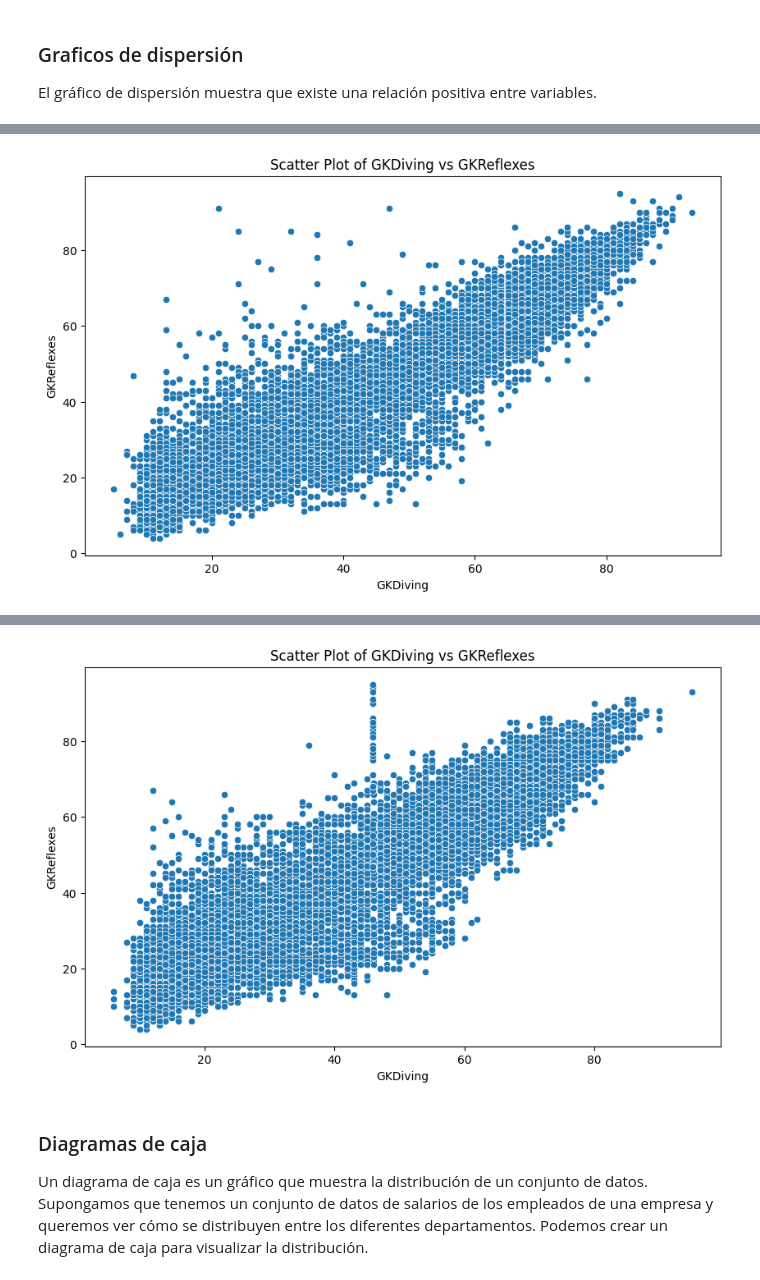
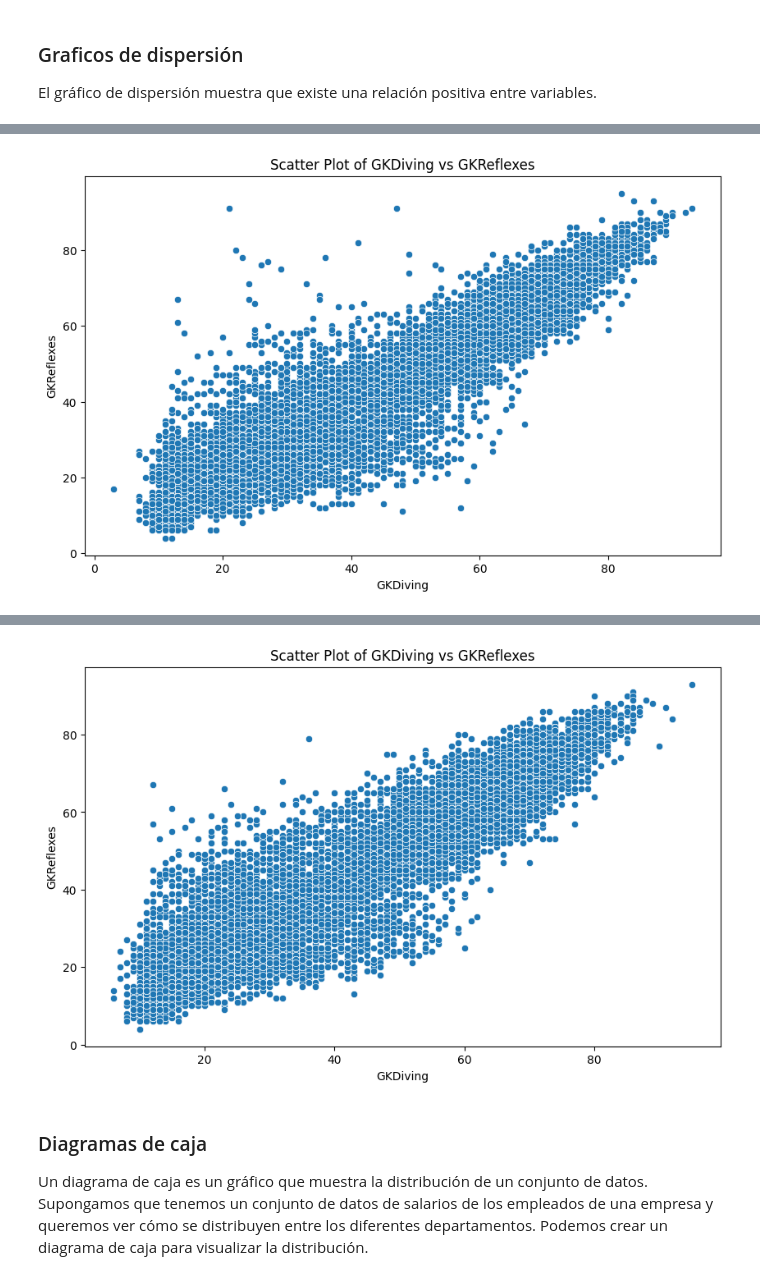
Before and after one commit to BrandonLCC/FIFA_ML_Kedro, a Jupyter notebook: machine-learning-project/notebooks/2_Data_Understanding.ipynb, the cells around one changed output, grey strips where cells are left out. Saved outputs shown, nothing was run; the diff lists cells and outputs as text; code cells hidden in the pictures.

```diff
--- a/machine-learning-project/notebooks/2_Data_Understanding.ipynb
+++ b/machine-learning-project/notebooks/2_Data_Understanding.ipynb
@@ -38,6 +21,6 @@ catalog.keys()
 ]
 # %%
+catalog.load("DataSetFIFA22")
 catalog.load("DataSetFIFA21")
 catalog.load("DataSetFIFA20")
-catalog.load("DataSetFIFA19")
 # %% [output]
@@ -61,5 +44,5 @@ catalog.load("DataSetFIFA19")
 # %%
+FIFA22_df = catalog.load("DataSetFIFA22")
 FIFA21_df = catalog.load("DataSetFIFA21")
 FIFA20_df = catalog.load("DataSetFIFA20")
-FIFA19_df = catalog.load("DataSetFIFA19")
 # %% [output]
@@ -409,22 +420,22 @@ plt.show()
 El gráfico de dispersión muestra que existe una relación positiva entre variables.
 # %%
 plt.figure(figsize=(10, 6))
-sns.scatterplot(x='StandingTackle', y='Interceptions', data=FIFA21_df)
+sns.scatterplot(x='StandingTackle', y='Interceptions', data=FIFA22_df)
 plt.title('Scatter Plot of GKDiving vs GKReflexes')
 plt.xlabel('GKDiving')
 plt.ylabel('GKReflexes')
 plt.show()
 plt.figure(figsize=(10, 6))
-sns.scatterplot(x='SlidingTackle', y='Interceptions', data=FIFA21_df)
+sns.scatterplot(x='SlidingTackle', y='Interceptions', data=FIFA22_df)
 plt.title('Scatter Plot of GKDiving vs GKReflexes')
 plt.xlabel('GKDiving')
 plt.ylabel('GKReflexes')
 plt.show()
 # %% [output]
 [interactive output not drawn]
-[figure, old version]
+[figure, new version]
 [interactive output not drawn]
-[figure, old version]
+[figure, new version]
 # %% [markdown]
 ### Diagramas de caja
 Un diagrama de caja es un gráfico que muestra la distribución de un conjunto de datos. Supongamos que tenemos un conjunto de datos de salarios de los empleados de una empresa y queremos ver cómo se distribuyen entre los diferentes departamentos. Podemos crear un diagrama de caja para visualizar la distribución.
```
Also changed, not shown: parts of 25 cells of this notebook, 1 other file.
